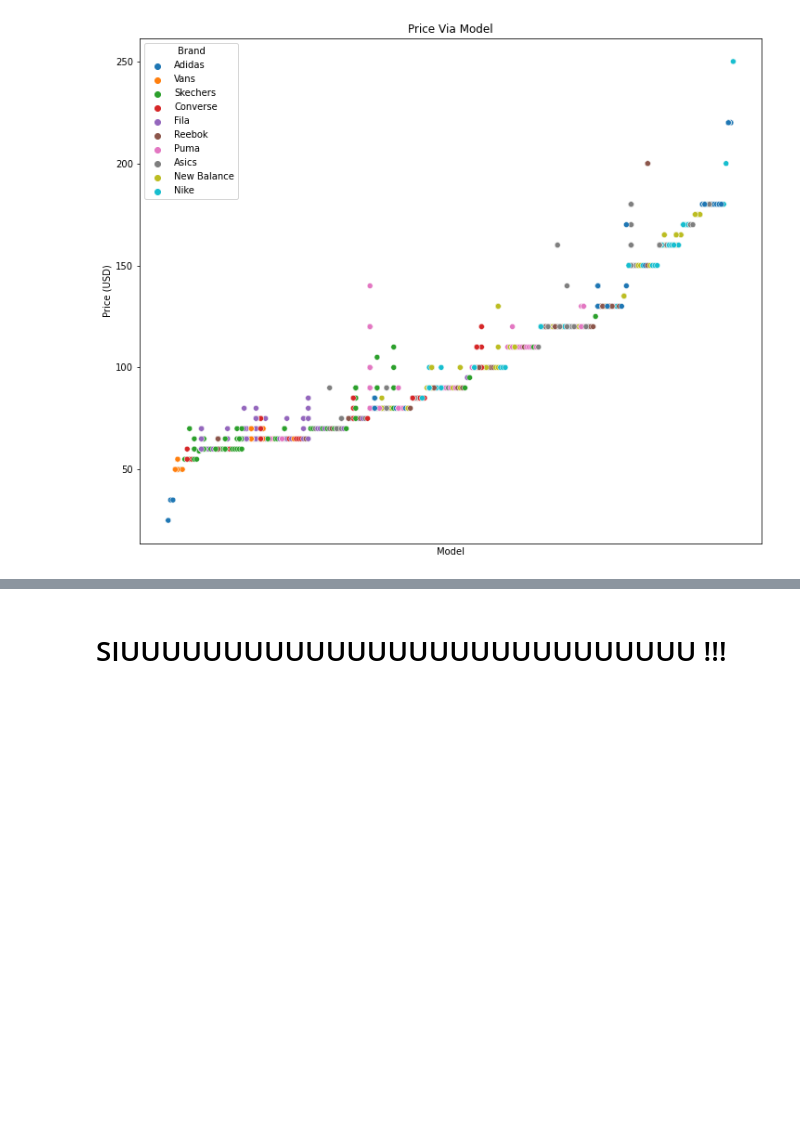
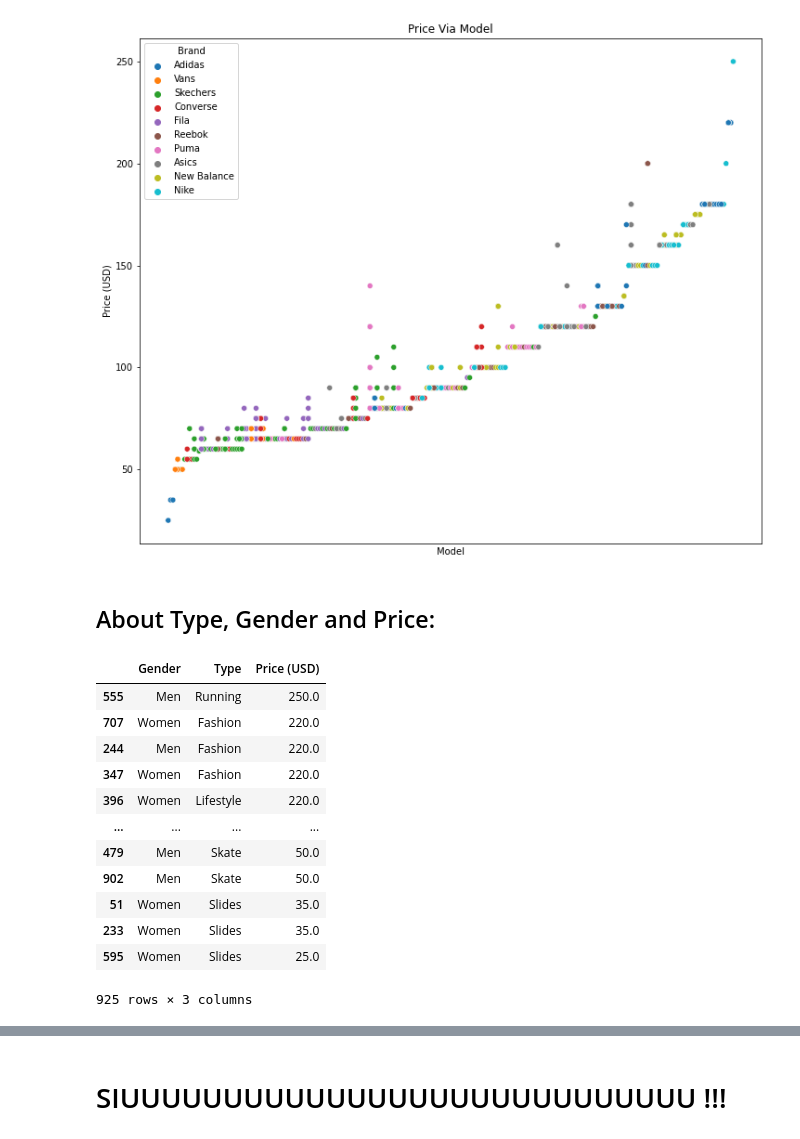
Before and after one commit to tuancaokaizen/dataproject, a Jupyter notebook: Shoes Prices Project.ipynb, the cells around one changed output, grey strips where cells are left out. Saved outputs shown, nothing was run; the diff lists cells and outputs as text; code cells hidden in the pictures; blank space fills up the shorter version.

```diff
--- a/Shoes Prices Project.ipynb
+++ b/Shoes Prices Project.ipynb
@@ -276,3 +276,22 @@ ax.set_xticks([])
 plt.show();
 # %% [output]
 [figure]
+# %% [markdown]
+## About Type, Gender and Price:
+# %%
+df_gender_type = df[['Gender','Type','Price (USD)']].sort_values(by = 'Price (USD)', ascending = False )
+df_gender_type
+# %% [output]
+|  | Gender | Type | Price (USD) |
+| 555 | Men | Running | 250.0 |
+| 707 | Women | Fashion | 220.0 |
+| 244 | Men | Fashion | 220.0 |
+| 347 | Women | Fashion | 220.0 |
+| 396 | Women | Lifestyle | 220.0 |
+| ... | ... | ... | ... |
+| 479 | Men | Skate | 50.0 |
+| 902 | Men | Skate | 50.0 |
+| 51 | Women | Slides | 35.0 |
+| 233 | Women | Slides | 35.0 |
+| 595 | Women | Slides | 25.0 |
+925 rows × 3 columns
```
Also changed, not shown: parts of 1 cell of this notebook.
